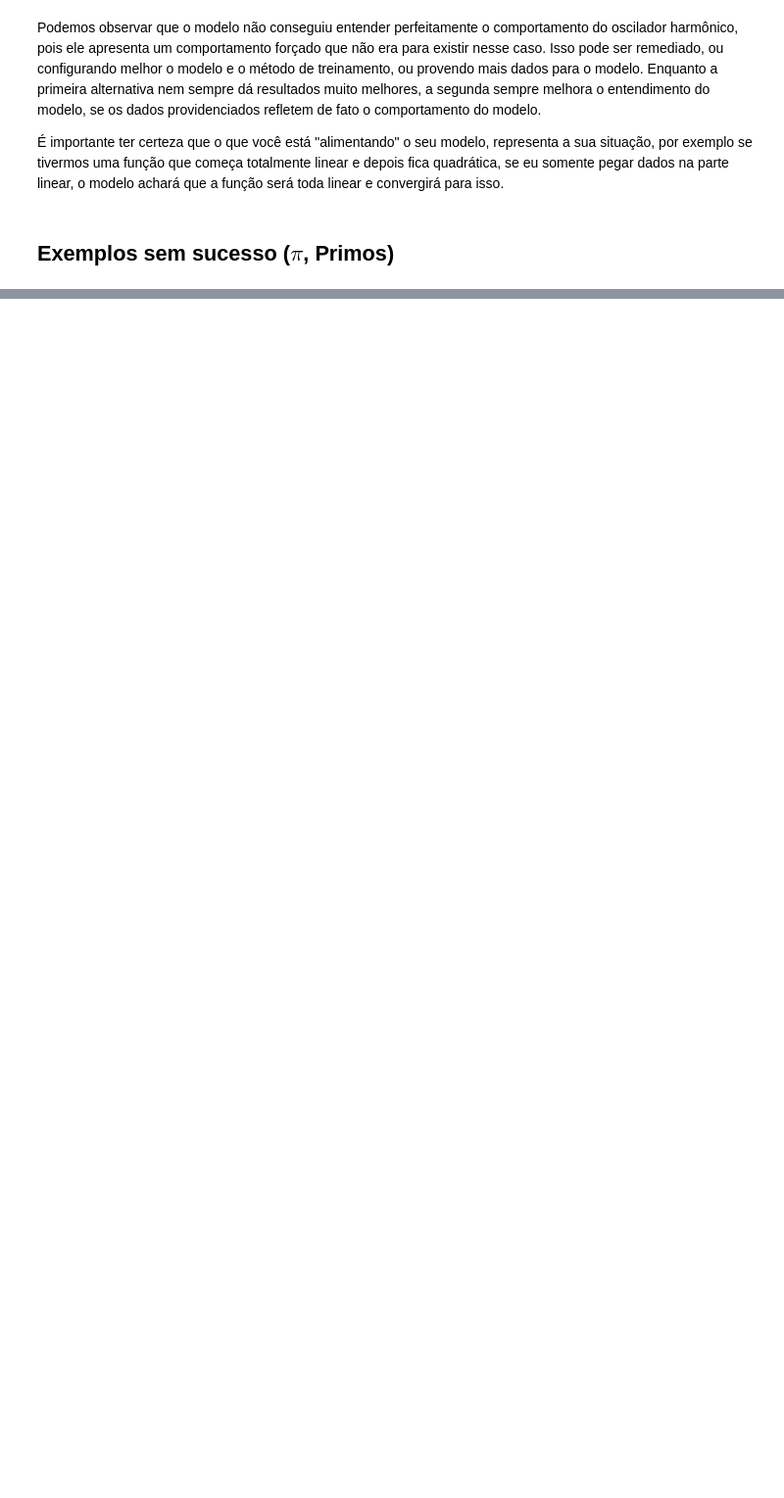
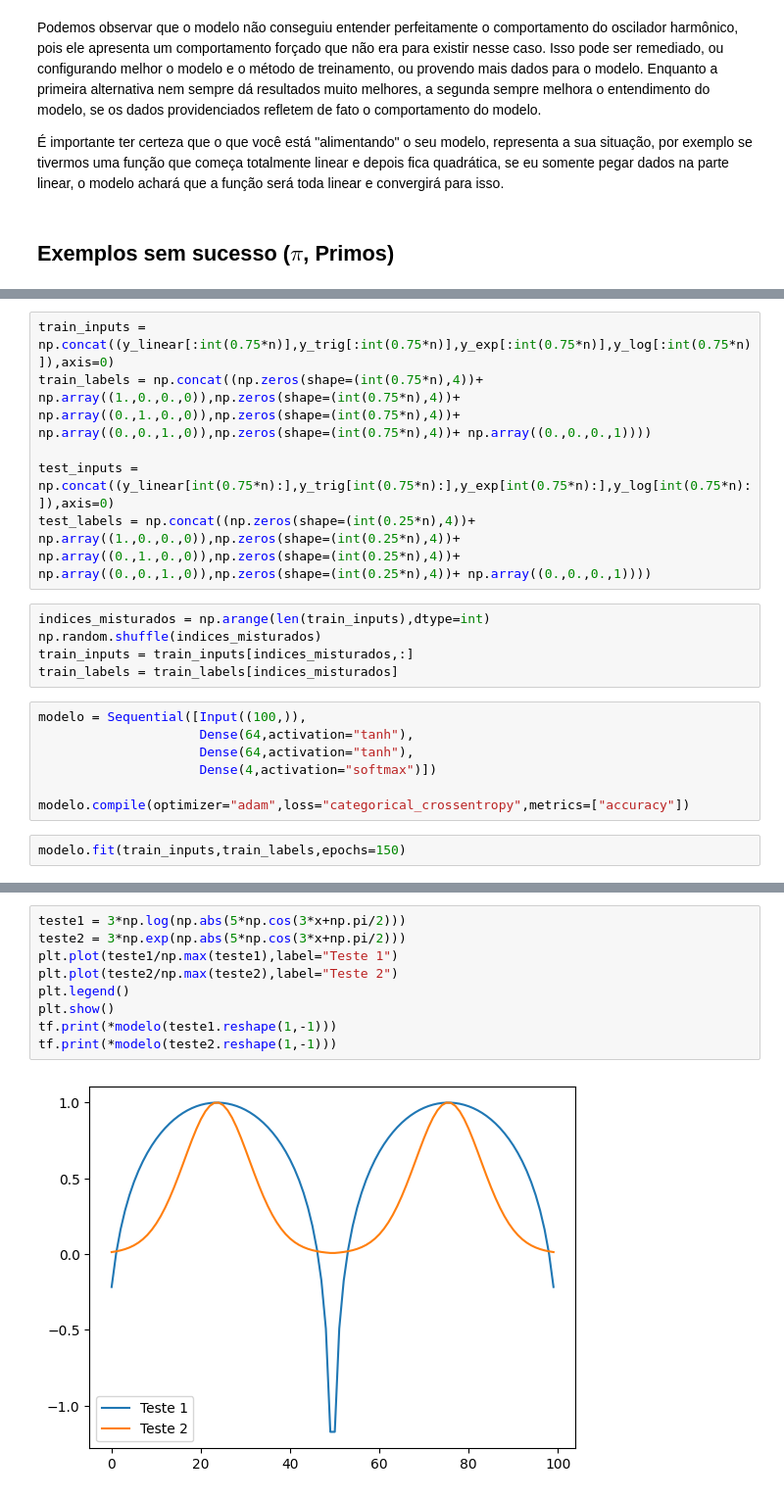
Before and after one commit to monnomero/IA-para-fisica, a Jupyter notebook: aula1.ipynb, the cells around one changed output, grey strips where cells are left out. Shown at 98% size. Drawn from its saved outputs; the diff is of its cells as text; blank space fills up the shorter version.

```diff
--- a/aula1.ipynb
+++ b/aula1.ipynb
@@ -546,0 +586,20 @@ Podemos observar que o modelo não conseguiu entender perfeitamente o comportame
+# %%
+train_inputs = np.concat((y_linear[:int(0.75*n)],y_trig[:int(0.75*n)],y_exp[:int(0.75*n)],y_log[:int(0.75*n)]),axis=0)
+train_labels = np.concat((np.zeros(shape=(int(0.75*n),4))+ np.array((1.,0.,0.,0)),np.zeros(shape=(int(0.75*n),4))+ np.array((0.,1.,0.,0)),np.zeros(shape=(int(0.75*n),4))+ np.array((0.,0.,1.,0)),np.zeros(shape=(int(0.75*n),4))+ np.array((0.,0.,0.,1))))
+
+test_inputs = np.concat((y_linear[int(0.75*n):],y_trig[int(0.75*n):],y_exp[int(0.75*n):],y_log[int(0.75*n):]),axis=0)
+test_labels = np.concat((np.zeros(shape=(int(0.25*n),4))+ np.array((1.,0.,0.,0)),np.zeros(shape=(int(0.25*n),4))+ np.array((0.,1.,0.,0)),np.zeros(shape=(int(0.25*n),4))+ np.array((0.,0.,1.,0)),np.zeros(shape=(int(0.25*n),4))+ np.array((0.,0.,0.,1))))
+# %%
+indices_misturados = np.arange(len(train_inputs),dtype=int)
+np.random.shuffle(indices_misturados)
+train_inputs = train_inputs[indices_misturados,:]
+train_labels = train_labels[indices_misturados]
+# %%
+modelo = Sequential([Input((100,)),
+                     Dense(64,activation="tanh"),
+                     Dense(64,activation="tanh"),
+                     Dense(4,activation="softmax")])
+
+modelo.compile(optimizer="adam",loss="categorical_crossentropy",metrics=["accuracy"])
+# %%
+modelo.fit(train_inputs,train_labels,epochs=150)
@@ -546,0 +632,11 @@ Podemos observar que o modelo não conseguiu entender perfeitamente o comportame
+# %%
+teste1 = 3*np.log(np.abs(5*np.cos(3*x+np.pi/2)))
+teste2 = 3*np.exp(np.abs(5*np.cos(3*x+np.pi/2)))
+plt.plot(teste1/np.max(teste1),label="Teste 1")
+plt.plot(teste2/np.max(teste2),label="Teste 2")
+plt.legend()
+plt.show()
+tf.print(*modelo(teste1.reshape(1,-1)))
+tf.print(*modelo(teste2.reshape(1,-1)))
+# %% [output]
+[figure, added]
```
Also changed, not shown: parts of 19 cells of this notebook, 2 other files.
